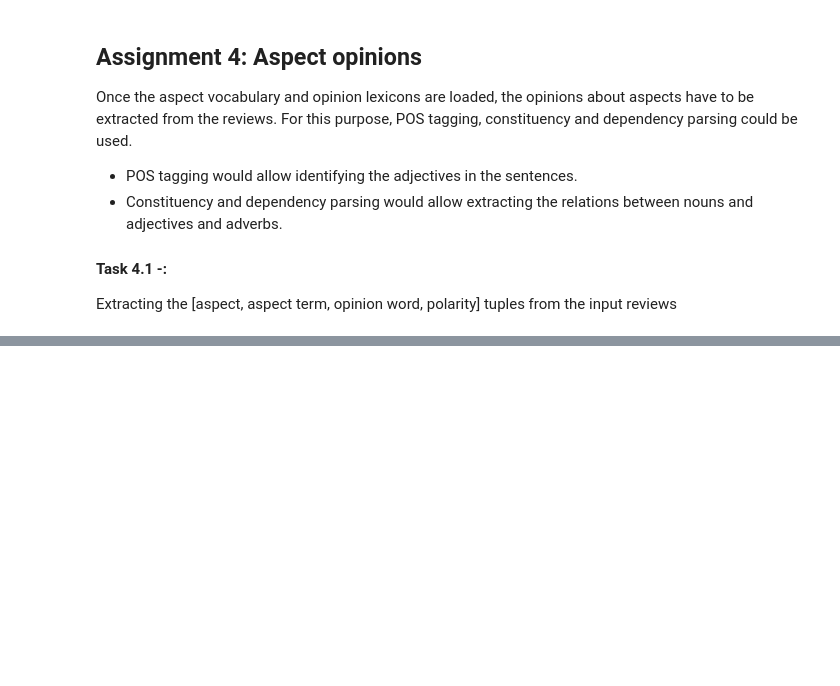
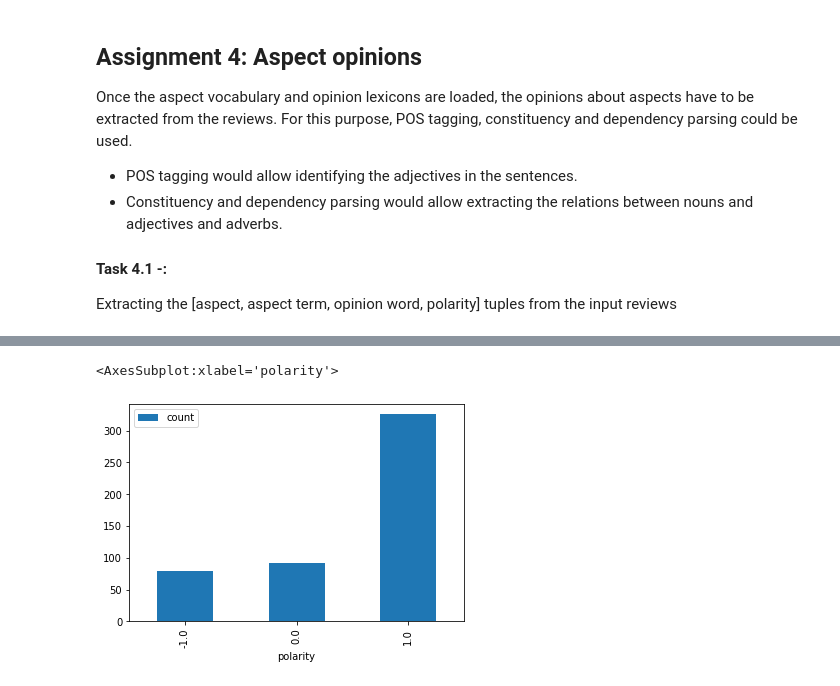
Before and after one commit to glorelvalle/mucd-mg, a Jupyter notebook: pln/p1.ipynb, the cells around one changed output, grey strips where cells are left out. Drawn from its saved outputs; the diff is of its cells as text; code cells hidden in the pictures; blank space fills up the shorter version.

```diff
--- a/pln/p1.ipynb
+++ b/pln/p1.ipynb
@@ -613,0 +479,27 @@ for s in [sentences[0]]:
+# %%
+import pandas as pd
+from nltk.parse.corenlp import CoreNLPDependencyParser
+
+def analyze_review(idx, review, aspects_type):
+    data = pd.DataFrame(columns = ['aspect', 'opinion_word', 'aspect_term', 'polarity'])
+    dependency_parser = CoreNLPDependencyParser()
+
+    review = clean(review)
+    sentences = nltk.sent_tokenize(review)
+    for s in sentences:
+        result, = dependency_parser.raw_parse(s)
+
+        dict_inf, aspect = {}, None
+        for head, relation, dependent in result.triples():
+            data, dict_inf, aspect = get_information(head, relation, dependent, data, dict_inf, aspect, aspects_type)
+        data, _, _ = save_and_reset_information(data, dict_inf, aspect)
+    data['review_id'] = idx
+    data = data.set_index('review_id')
+    return data
+# %%
+idx = 0
+review = reviews_hotels[idx].get("reviewText")
+print(review)
+
+data = analyze_review(idx, review, aspects_hotels)
+data
@@ -613,0 +514,7 @@ for s in [sentences[0]]:
+# %%
+total_data = pd.DataFrame(columns = ['aspect', 'opinion_word', 'aspect_term', 'polarity'])
+for idx in range(1000):
+    review = reviews_hotels[idx].get("reviewText")
+    data = analyze_review(idx, review, aspects_hotels)
+    total_data = total_data.append(data)
+total_data
@@ -613,0 +533,3 @@ for s in [sentences[0]]:
+# %%
+df_polarity = total_data.groupby('polarity').size().reset_index(name='count').set_index('polarity')
+df_polarity
@@ -613,0 +542,5 @@ for s in [sentences[0]]:
+# %%
+df_polarity.plot.bar()
+# %% [output]
+<AxesSubplot:xlabel='polarity'>
+[figure, added]
```
Also changed, not shown: parts of 21 cells of this notebook.
